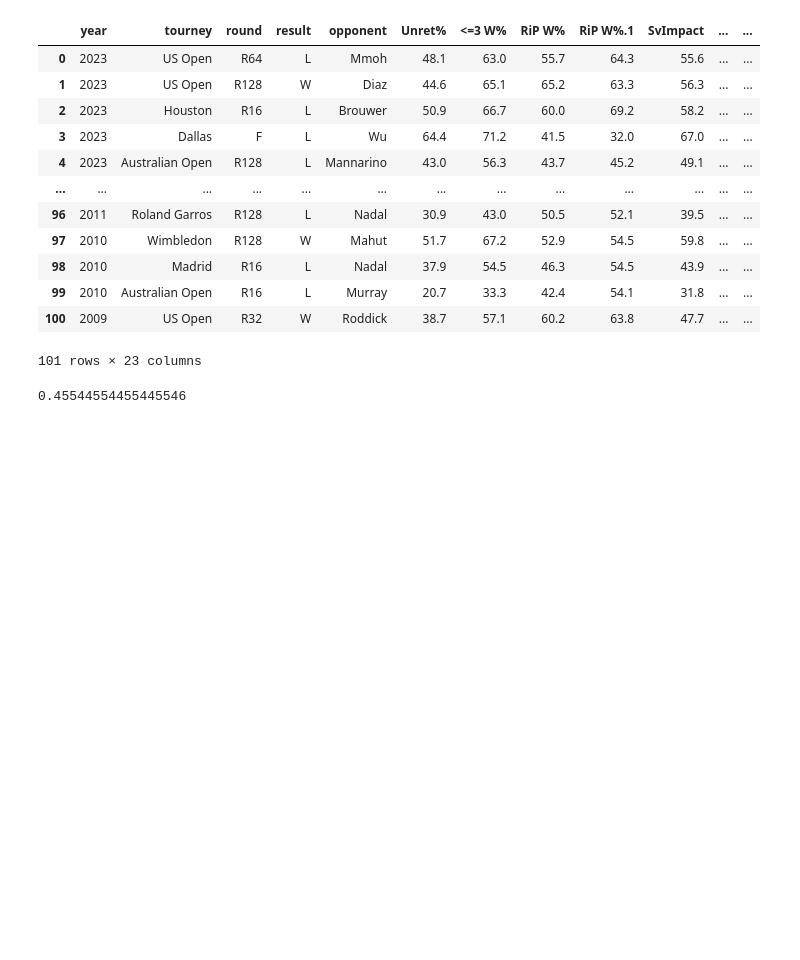
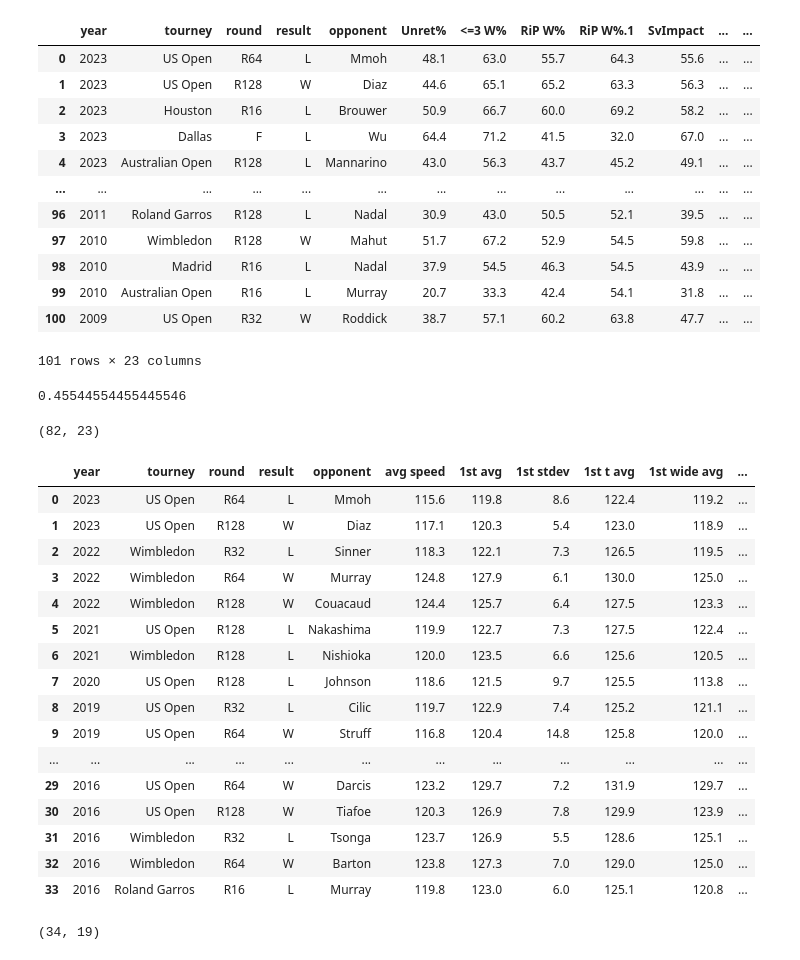
Before and after one commit to altairaguelo/tennis_serve_data_analysis, a Jupyter notebook: isner_data_cleaning.ipynb, the cells around one changed output. Cells and saved outputs as stored; diff of their text form; code cells hidden in the pictures; blank space fills up the shorter version.

```diff
--- a/isner_data_cleaning.ipynb
+++ b/isner_data_cleaning.ipynb
@@ -133,2 +136,26 @@ print(isner_wpct)
 # %%
-isner.to_csv('isner_serve_chart_clean.csv') #change the name of the file to save it as you want
+isner_clean.to_csv('isner_serve_chart_clean.csv', index=False) #change the name of the file to save it as you want
+isner_clean.shape
+# %% [output]
+(82, 23)
+# %%
+isner_speed = pd.read_csv('isner_serve_speed.csv')
+isner_speed
+# %% [output]
+|  | year | tourney | round | result | opponent | avg speed | 1st avg | 1st stdev | 1st t avg | 1st wide avg | ... |
+| 0 | 2023 | US Open | R64 | L | Mmoh | 115.6 | 119.8 | 8.6 | 122.4 | 119.2 | ... |
+| 1 | 2023 | US Open | R128 | W | Diaz | 117.1 | 120.3 | 5.4 | 123.0 | 118.9 | ... |
+| 2 | 2022 | Wimbledon | R32 | L | Sinner | 118.3 | 122.1 | 7.3 | 126.5 | 119.5 | ... |
+| 3 | 2022 | Wimbledon | R64 | W | Murray | 124.8 | 127.9 | 6.1 | 130.0 | 125.0 | ... |
+| 4 | 2022 | Wimbledon | R128 | W | Couacaud | 124.4 | 125.7 | 6.4 | 127.5 | 123.3 | ... |
+| 5 | 2021 | US Open | R128 | L | Nakashima | 119.9 | 122.7 | 7.3 | 127.5 | 122.4 | ... |
+| 6 | 2021 | Wimbledon | R128 | L | Nishioka | 120.0 | 123.5 | 6.6 | 125.6 | 120.5 | ... |
+| 7 | 2020 | US Open | R128 | L | Johnson | 118.6 | 121.5 | 9.7 | 125.5 | 113.8 | ... |
+| 8 | 2019 | US Open | R32 | L | Cilic | 119.7 | 122.9 | 7.4 | 125.2 | 121.1 | ... |
+| 9 | 2019 | US Open | R64 | W | Struff | 116.8 | 120.4 | 14.8 | 125.8 | 120.0 | ... |
+| ... | ... | ... | ... | ... | ... | ... | ... | ... | ... | ... | ... |
+| 29 | 2016 | US Open | R64 | W | Darcis | 123.2 | 129.7 | 7.2 | 131.9 | 129.7 | ... |
+| 30 | 2016 | US Open | R128 | W | Tiafoe | 120.3 | 126.9 | 7.8 | 129.9 | 123.9 | ... |
+| 31 | 2016 | Wimbledon | R32 | L | Tsonga | 123.7 | 126.9 | 5.5 | 128.6 | 125.1 | ... |
+| 32 | 2016 | Wimbledon | R64 | W | Barton | 123.8 | 127.3 | 7.0 | 129.0 | 125.0 | ... |
+| 33 | 2016 | Roland Garros | R16 | L | Murray | 119.8 | 123.0 | 6.0 | 125.1 | 120.8 | ... |
@@ -134,0 +164,7 @@ isner.to_csv('isner_serve_chart_clean.csv') #change the name of the file to save
+# %%
+isner_speed = isner_speed.dropna()
+#print(isner_clean.isnull().sum())
+isner_speed.to_csv('isner_serve_speed.csv', index=False)
+isner_speed.shape
+# %% [output]
+(34, 19)
```
Also changed, not shown: parts of 2 cells of this notebook, 3 other files.
